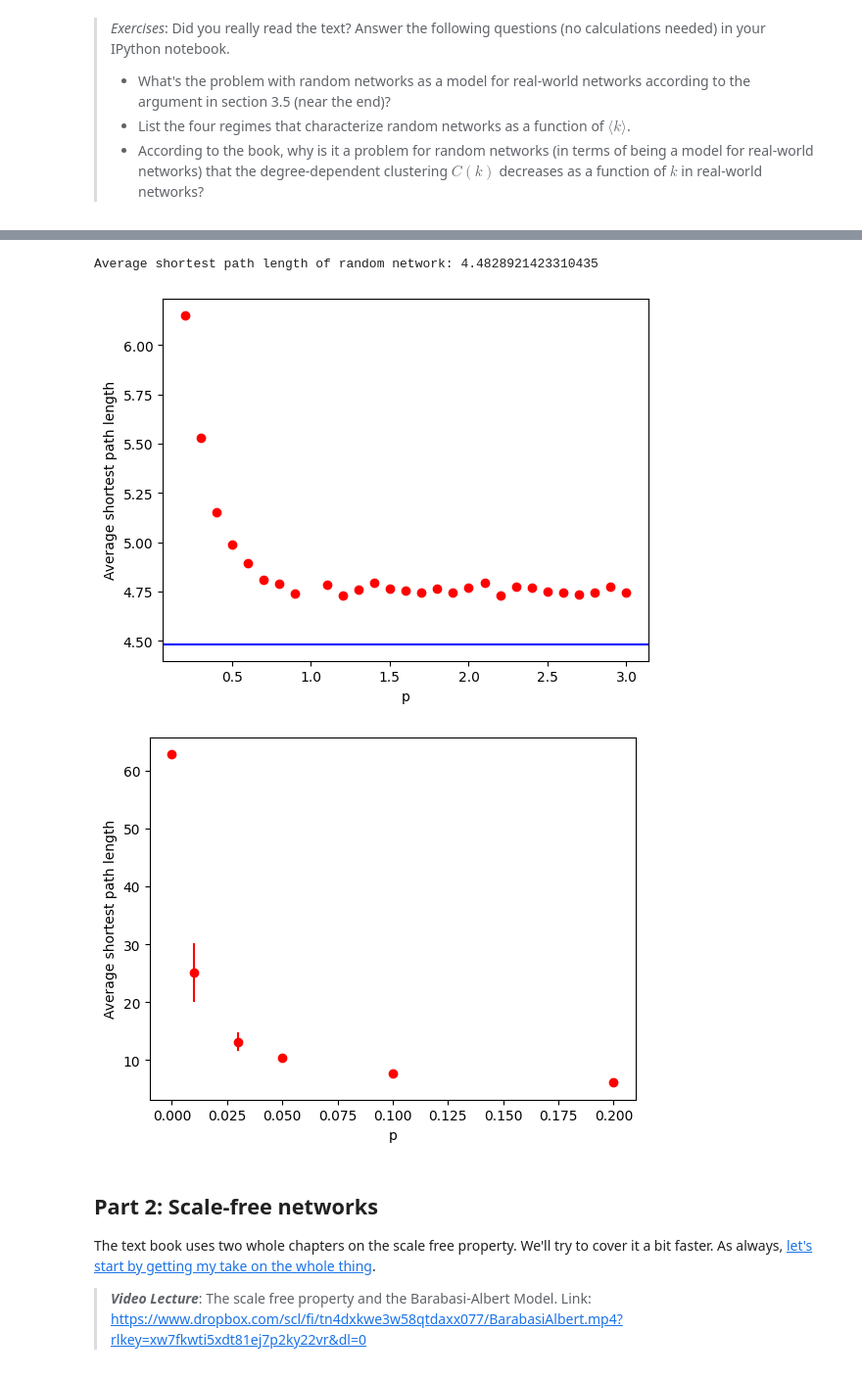
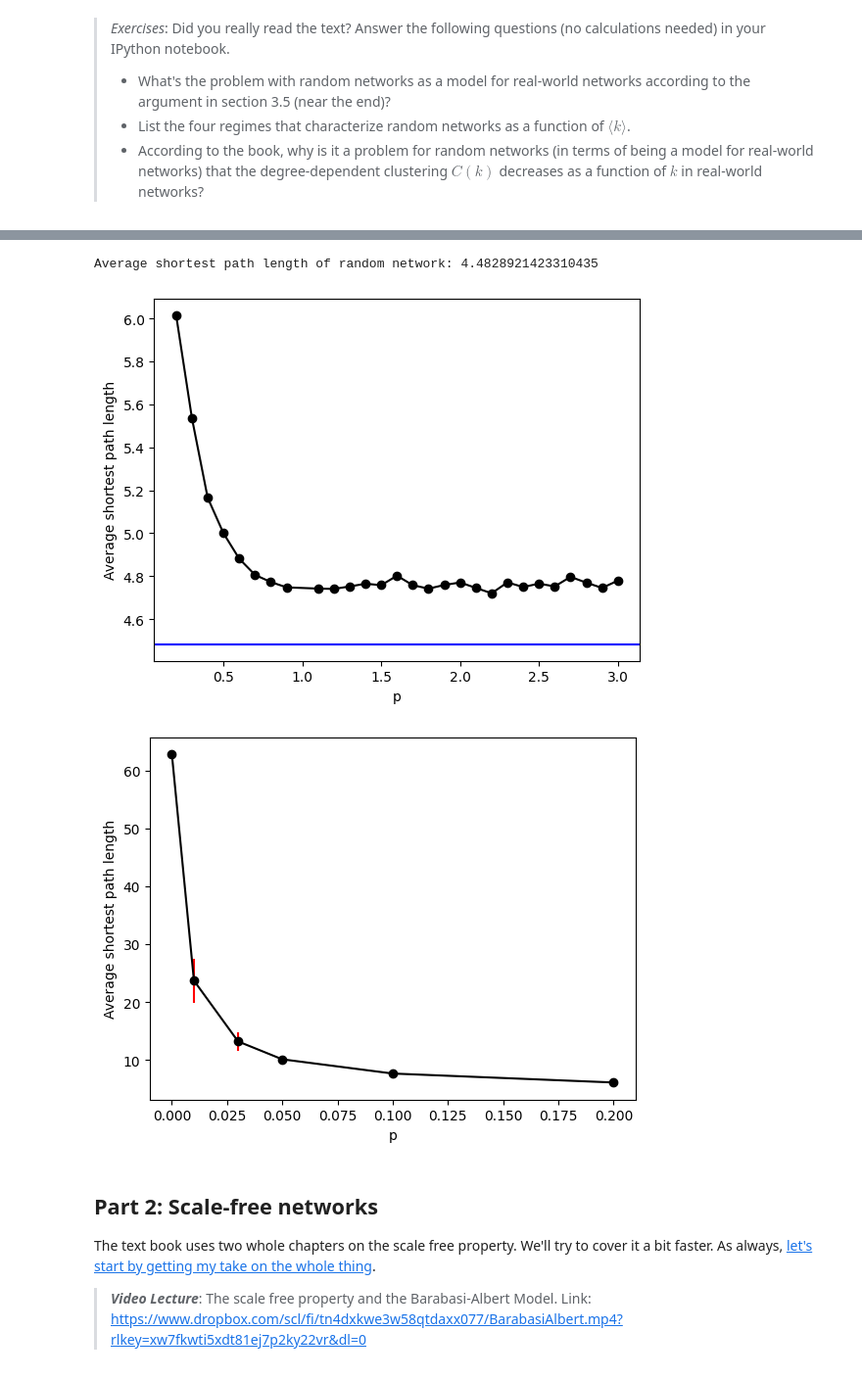
Before and after one commit to XhinoMullaymeri/socialgraphs2023, a Jupyter notebook: lectures/Week3.ipynb, the cells around one changed output, grey strips where cells are left out. Shown: that part at 98% size. Drawn from its saved outputs; the diff is of its cells as text; code cells hidden in the pictures.

```diff
--- a/lectures/Week3.ipynb
+++ b/lectures/Week3.ipynb
@@ -89,28 +89,28 @@ Average shortest path length of wsG3: 4.742476953907816
 # %%
 # B)
 pList = [round(x * 0.1,4) for x in range(1, 31)]
 pList.remove(0.1)
 pList.remove(1)
 
 p_d_dict = {}
 for p in pList:
     wsG = nx.watts_strogatz_graph(N, K, p)
     wsGd = nx.average_shortest_path_length(wsG)
     p_d_dict[p] = wsGd
 
 
 rn_d = math.log(N) / math.log(K)
 
 print("Average shortest path length of random network: {}".format(rn_d))
-plt.plot(p_d_dict.keys(), p_d_dict.values(), 'ro')
+plt.plot(p_d_dict.keys(), p_d_dict.values(), 'ko-')
 plt.xlabel('p')
 plt.ylabel('Average shortest path length')
 # draw a line for random network
 plt.axhline(y=rn_d, color='b', linestyle='-')
 plt.show()
 # %% [output]
 Average shortest path length of random network: 4.4828921423310435
-[figure, old version]
+[figure, new version]
 # %%
 # C)
 pList = (0, 0.01, 0.03, 0.05, 0.1, 0.2)
@@ -127,12 +127,12 @@ for p in d_p_dict.keys():
     avg_d_p_dict[p].append(math.sqrt(sum([(x - avg_d_p_dict[p][0])**2 for x in d_p_dict[p]]) / len(d_p_dict[p]))) # std
 
 # plot avg_d_p_dict first elements and add second elements as error bars
-plt.errorbar(avg_d_p_dict.keys(), [x[0] for x in avg_d_p_dict.values()], yerr=[x[1] for x in avg_d_p_dict.values()], fmt='ro')
+plt.errorbar(avg_d_p_dict.keys(), [x[0] for x in avg_d_p_dict.values()], yerr=[x[1] for x in avg_d_p_dict.values()], fmt='ko-', ecolor='r')
 plt.xlabel('p')
 plt.ylabel('Average shortest path length')
 plt.show()
 # %% [output]
-[figure, old version]
+[figure, new version]
 # %% [markdown]
 ## Part 2: Scale-free networks
 
```
Also changed, not shown: parts of 10 cells of this notebook.
